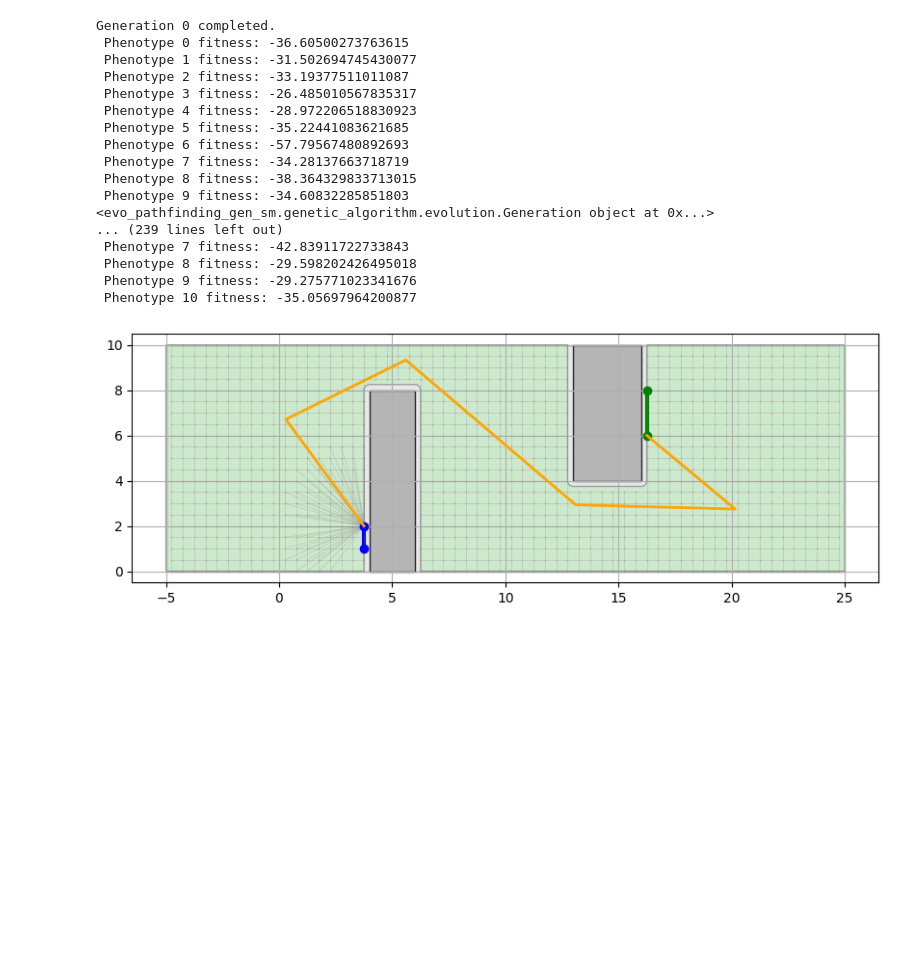
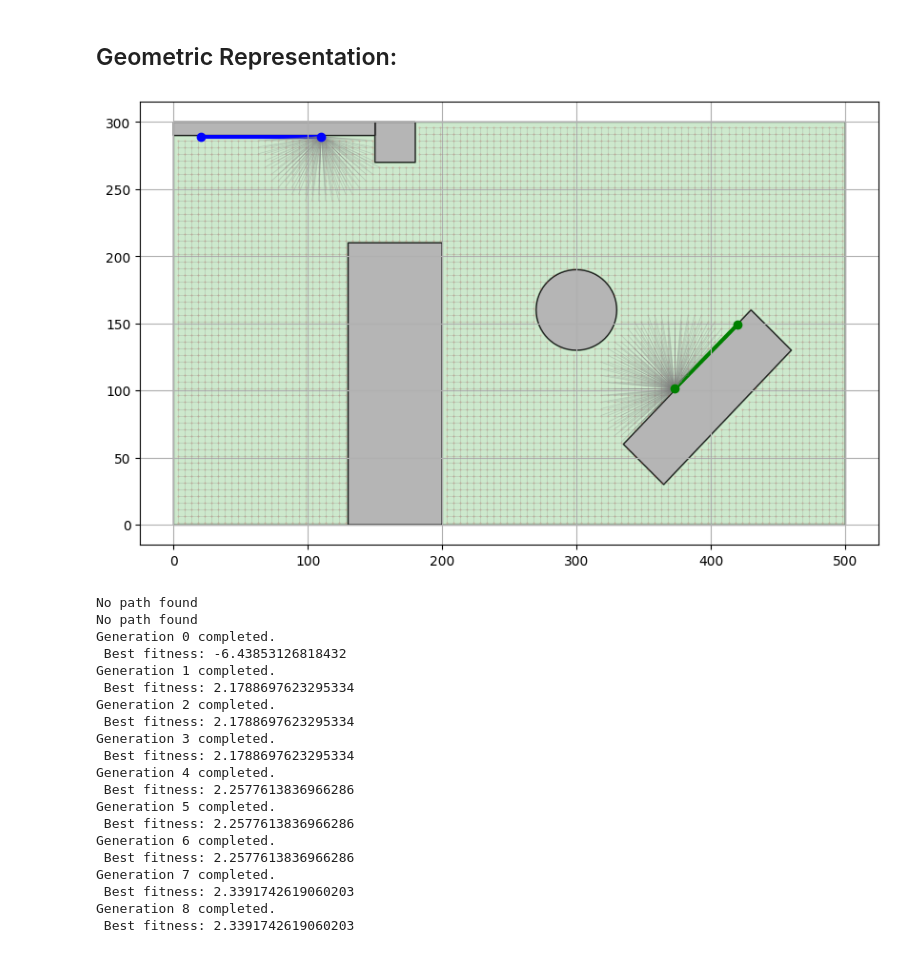
Before and after one commit to Shadi-Shehadah/evo_pathfinding_gen_sm, a Jupyter notebook: notebooks/genetic_algorithm_testing.ipynb, the cells around one changed output. Saved outputs shown, nothing was run; the diff lists cells and outputs as text; code cells hidden in the pictures; blank space fills up the shorter version.

```diff
--- a/notebooks/genetic_algorithm_testing.ipynb
+++ b/notebooks/genetic_algorithm_testing.ipynb
@@ -1,53 +7,61 @@
+# %% [markdown]
+## Geometric Representation:
 # %%
 from evo_pathfinding_gen_sm.genetic_algorithm.evolution import Evolution_Manager
 from evo_pathfinding_gen_sm.geometry import Environment, Mount
-from evo_pathfinding_gen_sm.rendering.renderer import render_environment
+from evo_pathfinding_gen_sm.rendering.renderer import render_environment, render_fitness_graph
 
 import shapely
 
-mount1_plate = shapely.geometry.LineString([(4, 2), (4, 1)])
-mount2_plate = shapely.geometry.LineString([(16, 6), (16, 8)])
+
+mount1_plate = shapely.geometry.LineString([(110, 289), (20, 289)])
+mount2_plate = shapely.geometry.LineString([(373, 101.5), (420, 149.5)])
 
 
 
 env = Environment(
-    area=(-5, 0, 25, 10),
+    area=(0, 0, 500, 300),
     obstacles=[
-        shapely.geometry.box(13, 4, 16, 10),
-        shapely.geometry.box(4, 0, 6, 8),
+        shapely.geometry.Polygon([ (430, 160),(460, 130), (365, 30), (335, 60)]),
+        shapely.geometry.box(0, 300, 150, 290),
+        shapely.geometry.box(130, 0, 200, 210),
+        shapely.geometry.box(150, 300, 180, 270),
+        shapely.geometry.Point(300, 160).buffer(30),
 
 
     ],
     mount1=Mount(mount1_plate.coords[0], mount1_plate.coords[1], thickness=0.5),
     mount2=Mount(mount2_plate.coords[0], mount2_plate.coords[1], thickness=0.5),
     thickness=0.5
 )
 
-
 test_evolution = Evolution_Manager(
     environment=env,)
 
-
-test_evolution.initialize('PRM',10)
+render_environment(env)
+# %% [output]
+[figure, added]
 # %%
-test_evolution.run_evolution(generations_count=10,population_size=10,pathfinder_type='PRM', selection_type='roulette')
-render_environment(env, test_evolution.generations[10].best_phenotype.nodes)
+fitness_offset=25
+test_evolution.run_evolution(generations_count=8,population_size=8,pathfinder_type='PRM', selection_type='rank',fitness_offset=fitness_offset)
 # %% [output]
+No path found
+No path found
 Generation 0 completed.
- Phenotype 0 fitness: -36.60500273763615
- Phenotype 1 fitness: -31.502694745430077
- Phenotype 2 fitness: -33.19377511011087
- Phenotype 3 fitness: -26.485010567835317
- Phenotype 4 fitness: -28.972206518830923
- Phenotype 5 fitness: -35.22441083621685
- Phenotype 6 fitness: -57.79567480892693
- Phenotype 7 fitness: -34.28137663718719
- Phenotype 8 fitness: -38.364329833713015
- Phenotype 9 fitness: -34.60832285851803
-<evo_pathfinding_gen_sm.genetic_algorithm.evolution.Generation object at 0x...>
-... (239 lines left out)
- Phenotype 7 fitness: -42.83911722733843
- Phenotype 8 fitness: -29.598202426495018
- Phenotype 9 fitness: -29.275771023341676
- Phenotype 10 fitness: -35.05697964200877
+ Best fitness: -6.43853126818432
+Generation 1 completed.
+ Best fitness: 2.1788697623295334
+Generation 2 completed.
+ Best fitness: 2.1788697623295334
+Generation 3 completed.
+ Best fitness: 2.1788697623295334
+Generation 4 completed.
+ Best fitness: 2.2577613836966286
+Generation 5 completed.
+ Best fitness: 2.2577613836966286
+Generation 6 completed.
+ Best fitness: 2.2577613836966286
+Generation 7 completed.
+ Best fitness: 2.3391742619060203
+Generation 8 completed.
+ Best fitness: 2.3391742619060203
-[figure, removed]
```
Also changed, not shown: parts of 4 cells of this notebook, 11 other files.
